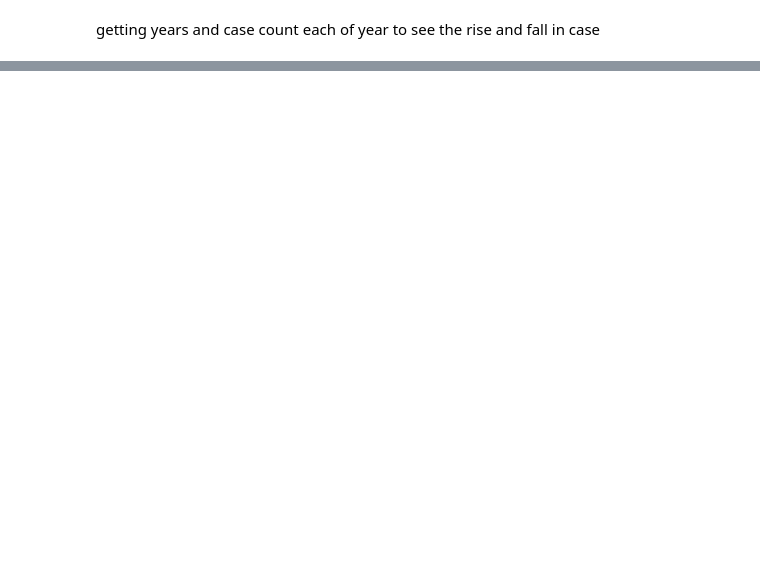
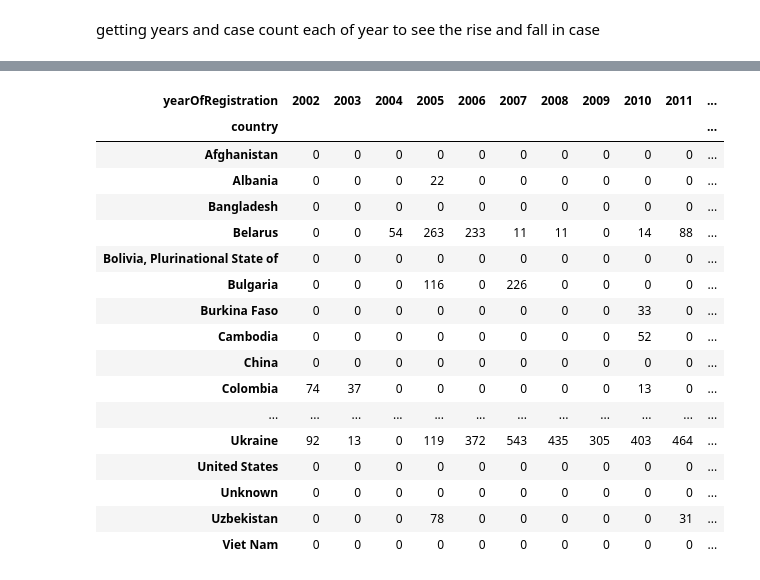
Before and after one commit to sachin701/ADVpython, a Jupyter notebook: ADV_Python_Project.ipynb, the cells around one changed output, grey strips where cells are left out. Saved outputs shown, nothing was run; the diff lists cells and outputs as text; code cells hidden in the pictures; blank space fills up the shorter version.

```diff
--- a/ADV_Python_Project.ipynb
+++ b/ADV_Python_Project.ipynb
@@ -107,0 +144,3 @@ plt
+# %%
+df.replace('-99', np.nan, inplace=True)
+df.replace(-99, np.nan, inplace=True)
@@ -107,0 +196,24 @@ plt
+# %%
+cm = sns.light_palette("red", as_cmap=True)
+table = pd.pivot_table(df, values='Datasource', index='country',
+                    columns='yearOfRegistration', aggfunc='count', fill_value=0)
+table.style.background_gradient(cmap=cm)
+# %% [output]
+| yearOfRegistration | 2002 | 2003 | 2004 | 2005 | 2006 | 2007 | 2008 | 2009 | 2010 | 2011 | ... |
+| country |  |  |  |  |  |  |  |  |  |  | ... |
+| Afghanistan | 0 | 0 | 0 | 0 | 0 | 0 | 0 | 0 | 0 | 0 | ... |
+| Albania | 0 | 0 | 0 | 22 | 0 | 0 | 0 | 0 | 0 | 0 | ... |
+| Bangladesh | 0 | 0 | 0 | 0 | 0 | 0 | 0 | 0 | 0 | 0 | ... |
+| Belarus | 0 | 0 | 54 | 263 | 233 | 11 | 11 | 0 | 14 | 88 | ... |
+| Bolivia, Plurinational State of | 0 | 0 | 0 | 0 | 0 | 0 | 0 | 0 | 0 | 0 | ... |
+| Bulgaria | 0 | 0 | 0 | 116 | 0 | 226 | 0 | 0 | 0 | 0 | ... |
+| Burkina Faso | 0 | 0 | 0 | 0 | 0 | 0 | 0 | 0 | 33 | 0 | ... |
+| Cambodia | 0 | 0 | 0 | 0 | 0 | 0 | 0 | 0 | 52 | 0 | ... |
+| China | 0 | 0 | 0 | 0 | 0 | 0 | 0 | 0 | 0 | 0 | ... |
+| Colombia | 74 | 37 | 0 | 0 | 0 | 0 | 0 | 0 | 13 | 0 | ... |
+| ... | ... | ... | ... | ... | ... | ... | ... | ... | ... | ... | ... |
+| Ukraine | 92 | 13 | 0 | 119 | 372 | 543 | 435 | 305 | 403 | 464 | ... |
+| United States | 0 | 0 | 0 | 0 | 0 | 0 | 0 | 0 | 0 | 0 | ... |
+| Unknown | 0 | 0 | 0 | 0 | 0 | 0 | 0 | 0 | 0 | 0 | ... |
+| Uzbekistan | 0 | 0 | 0 | 78 | 0 | 0 | 0 | 0 | 0 | 31 | ... |
+| Viet Nam | 0 | 0 | 0 | 0 | 0 | 0 | 0 | 0 | 0 | 0 | ... |
```
Also changed, not shown: parts of 25 cells of this notebook.
